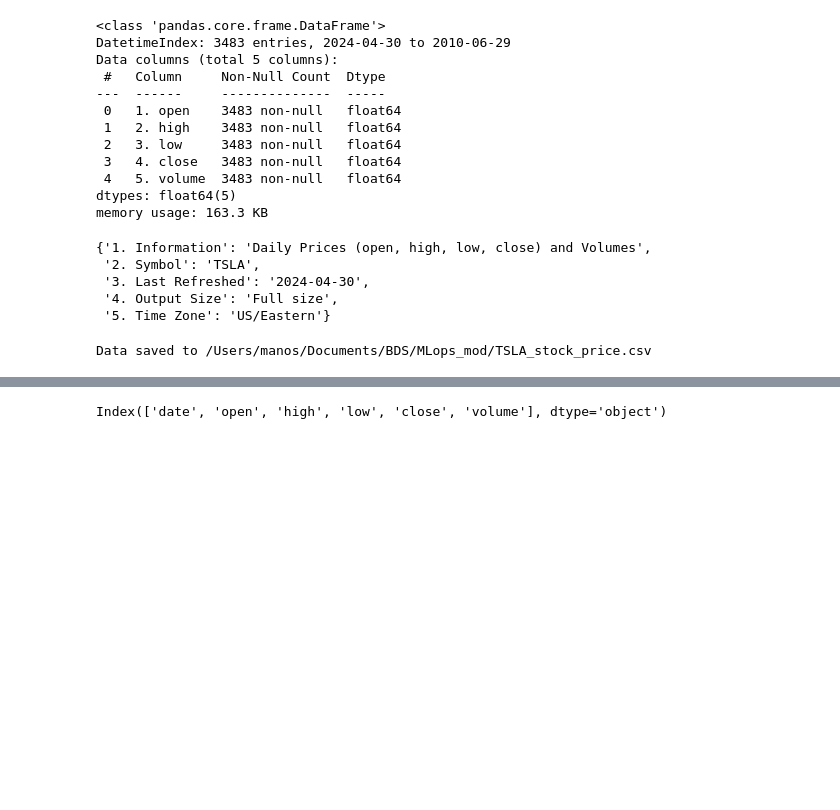
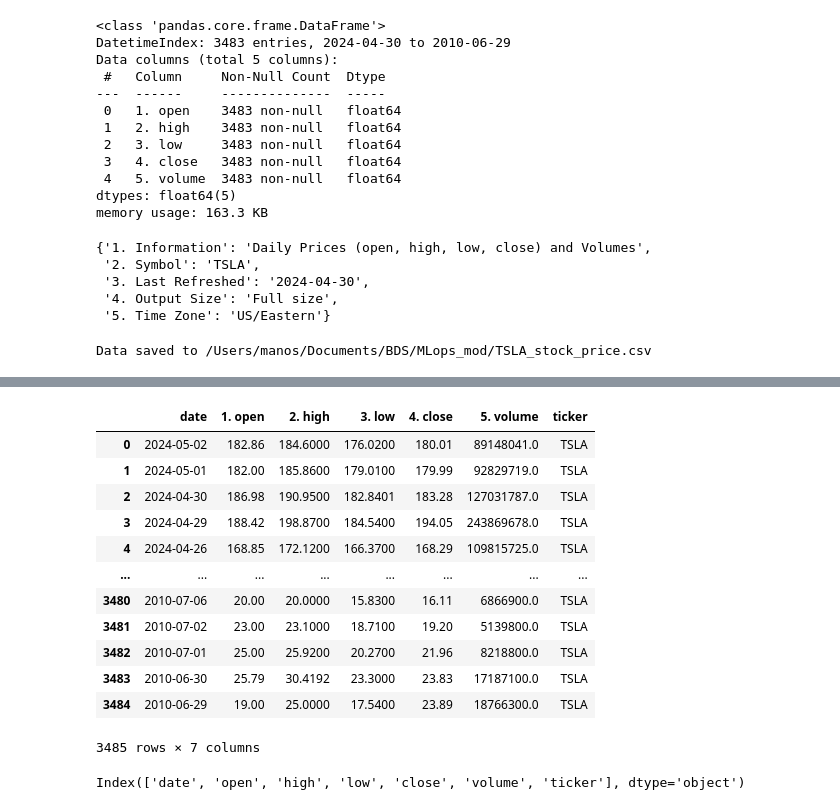
Before and after one commit to mtzeve/MLops_mod, a Jupyter notebook: feature_pipeline.ipynb, the cells around one changed output, grey strips where cells are left out. Saved outputs shown, nothing was run; the diff lists cells and outputs as text; code cells hidden in the pictures; blank space fills up the shorter version.

```diff
--- a/feature_pipeline.ipynb
+++ b/feature_pipeline.ipynb
@@ -57,6 +91,6 @@ print(f"Data saved to {file_path}")
 Data saved to /Users/manos/Documents/BDS/MLops_mod/TSLA_stock_price.csv
 # %%
 # Load and display the data from CSV to confirm
-tsla_df = pd.read_csv(file_path)
+tsla_df = pd.read_csv('TSLA_stock_price.csv')
 print(tsla_df.head())
 # %% [output]
@@ -103,2 +119,18 @@ Connected. Call `.close()` to terminate connection gracefully.
+# %%
+tsla_df
+# %% [output]
+|  | date | 1. open | 2. high | 3. low | 4. close | 5. volume | ticker |
+| 0 | 2024-05-02 | 182.86 | 184.6000 | 176.0200 | 180.01 | 89148041.0 | TSLA |
+| 1 | 2024-05-01 | 182.00 | 185.8600 | 179.0100 | 179.99 | 92829719.0 | TSLA |
+| 2 | 2024-04-30 | 186.98 | 190.9500 | 182.8401 | 183.28 | 127031787.0 | TSLA |
+| 3 | 2024-04-29 | 188.42 | 198.8700 | 184.5400 | 194.05 | 243869678.0 | TSLA |
+| 4 | 2024-04-26 | 168.85 | 172.1200 | 166.3700 | 168.29 | 109815725.0 | TSLA |
+| ... | ... | ... | ... | ... | ... | ... | ... |
+| 3480 | 2010-07-06 | 20.00 | 20.0000 | 15.8300 | 16.11 | 6866900.0 | TSLA |
+| 3481 | 2010-07-02 | 23.00 | 23.1000 | 18.7100 | 19.20 | 5139800.0 | TSLA |
+| 3482 | 2010-07-01 | 25.00 | 25.9200 | 20.2700 | 21.96 | 8218800.0 | TSLA |
+| 3483 | 2010-06-30 | 25.79 | 30.4192 | 23.3000 | 23.83 | 17187100.0 | TSLA |
+| 3484 | 2010-06-29 | 19.00 | 25.0000 | 17.5400 | 23.89 | 18766300.0 | TSLA |
+3485 rows × 7 columns
 # %%
 # Assuming 'tsla_df' is your DataFrame
@@ -106,4 +138,4 @@ Connected. Call `.close()` to terminate connection gracefully.
 # %%
-#print(tsla_df.columns)
+print(tsla_df.columns)
 # %% [output]
-Index(['date', 'open', 'high', 'low', 'close', 'volume'], dtype='object')
+Index(['date', 'open', 'high', 'low', 'close', 'volume', 'ticker'], dtype='object')
```
Also changed, not shown: parts of 20 cells of this notebook, 4 other files.
